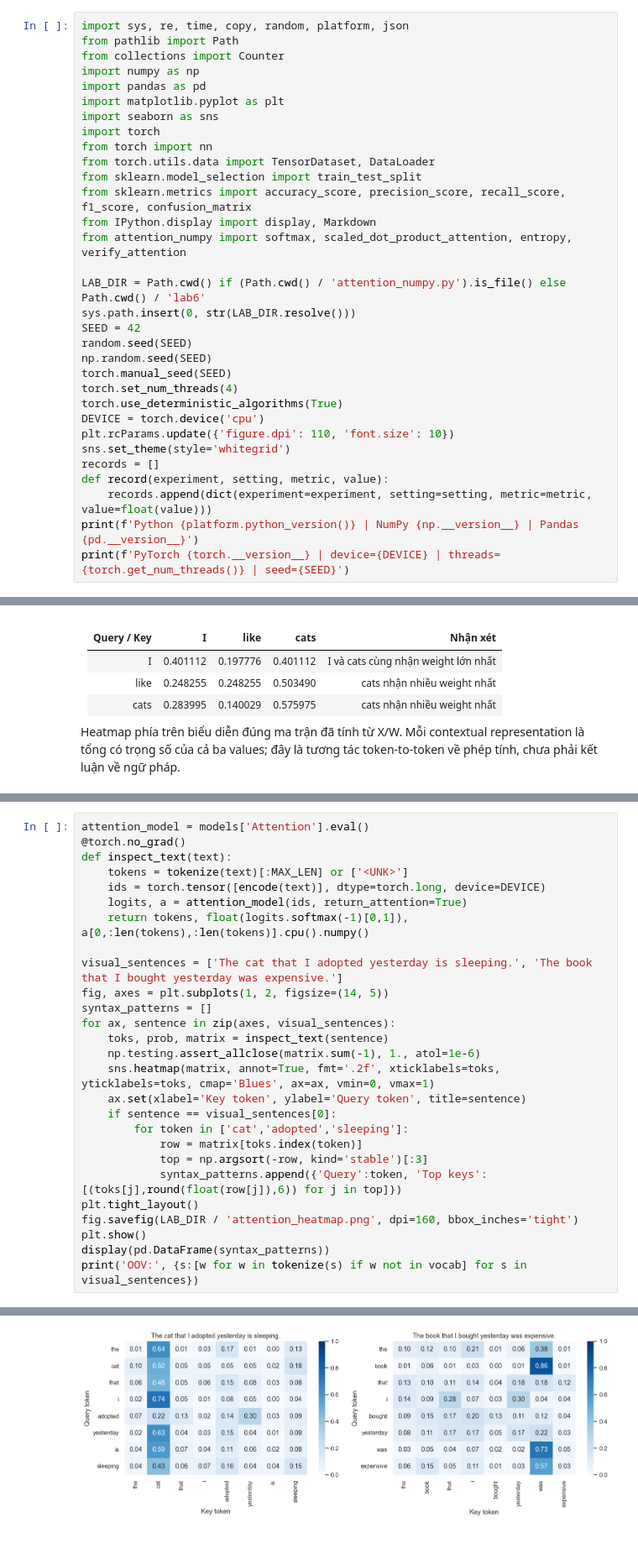
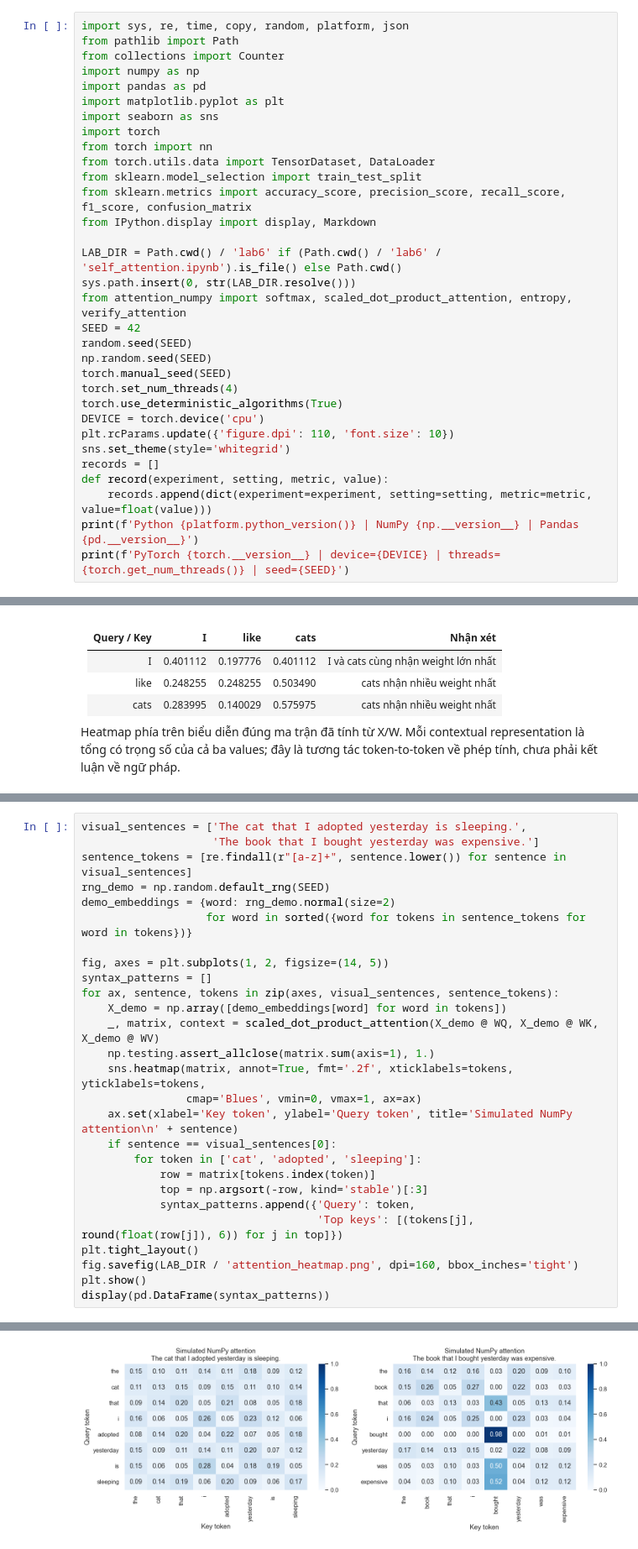
Before and after one commit to jackfruit06/HUS---NLP2026, a Jupyter notebook: lab6/self_attention.ipynb, the cells around one changed output, grey strips where cells are left out. Shown at 84% size. Cells and saved outputs as stored; diff of their text form.

```diff
--- a/lab6/self_attention.ipynb
+++ b/lab6/self_attention.ipynb
@@ -14,10 +14,10 @@ from torch.utils.data import TensorDataset, DataLoader
 from sklearn.model_selection import train_test_split
 from sklearn.metrics import accuracy_score, precision_score, recall_score, f1_score, confusion_matrix
 from IPython.display import display, Markdown
+
+LAB_DIR = Path.cwd() / 'lab6' if (Path.cwd() / 'lab6' / 'self_attention.ipynb').is_file() else Path.cwd()
+sys.path.insert(0, str(LAB_DIR.resolve()))
 from attention_numpy import softmax, scaled_dot_product_attention, entropy, verify_attention
-
-LAB_DIR = Path.cwd() if (Path.cwd() / 'attention_numpy.py').is_file() else Path.cwd() / 'lab6'
-sys.path.insert(0, str(LAB_DIR.resolve()))
 SEED = 42
 random.seed(SEED)
 np.random.seed(SEED)
@@ -250,28 +248,28 @@ Sử dụng **classifier Attention đã train trên IMDb**. Mỗi hàng là quer
 # %%
-attention_model = models['Attention'].eval()
-@torch.no_grad()
-def inspect_text(text):
-    tokens = tokenize(text)[:MAX_LEN] or ['<UNK>']
-    ids = torch.tensor([encode(text)], dtype=torch.long, device=DEVICE)
-    logits, a = attention_model(ids, return_attention=True)
-    return tokens, float(logits.softmax(-1)[0,1]), a[0,:len(tokens),:len(tokens)].cpu().numpy()
+visual_sentences = ['The cat that I adopted yesterday is sleeping.',
+                    'The book that I bought yesterday was expensive.']
+sentence_tokens = [re.findall(r"[a-z]+", sentence.lower()) for sentence in visual_sentences]
+rng_demo = np.random.default_rng(SEED)
+demo_embeddings = {word: rng_demo.normal(size=2)
+                   for word in sorted({word for tokens in sentence_tokens for word in tokens})}
 
-visual_sentences = ['The cat that I adopted yesterday is sleeping.', 'The book that I bought yesterday was expensive.']
 fig, axes = plt.subplots(1, 2, figsize=(14, 5))
 syntax_patterns = []
-for ax, sentence in zip(axes, visual_sentences):
-    toks, prob, matrix = inspect_text(sentence)
-    np.testing.assert_allclose(matrix.sum(-1), 1., atol=1e-6)
-    sns.heatmap(matrix, annot=True, fmt='.2f', xticklabels=toks, yticklabels=toks, cmap='Blues', ax=ax, vmin=0, vmax=1)
-    ax.set(xlabel='Key token', ylabel='Query token', title=sentence)
+for ax, sentence, tokens in zip(axes, visual_sentences, sentence_tokens):
+    X_demo = np.array([demo_embeddings[word] for word in tokens])
+    _, matrix, context = scaled_dot_product_attention(X_demo @ WQ, X_demo @ WK, X_demo @ WV)
+    np.testing.assert_allclose(matrix.sum(axis=1), 1.)
+    sns.heatmap(matrix, annot=True, fmt='.2f', xticklabels=tokens, yticklabels=tokens,
+                cmap='Blues', vmin=0, vmax=1, ax=ax)
+    ax.set(xlabel='Key token', ylabel='Query token', title='Simulated NumPy attention\n' + sentence)
     if sentence == visual_sentences[0]:
-        for token in ['cat','adopted','sleeping']:
-            row = matrix[toks.index(token)]
+        for token in ['cat', 'adopted', 'sleeping']:
+            row = matrix[tokens.index(token)]
             top = np.argsort(-row, kind='stable')[:3]
-            syntax_patterns.append({'Query':token, 'Top keys':[(toks[j],round(float(row[j]),6)) for j in top]})
+            syntax_patterns.append({'Query': token,
+                                    'Top keys': [(tokens[j], round(float(row[j]), 6)) for j in top]})
 plt.tight_layout()
 fig.savefig(LAB_DIR / 'attention_heatmap.png', dpi=160, bbox_inches='tight')
 plt.show()
 display(pd.DataFrame(syntax_patterns))
-print('OOV:', {s:[w for w in tokenize(s) if w not in vocab] for s in visual_sentences})
 # %% [output]
@@ -279,2 +276,2 @@ OOV: {'The cat that I adopted yesterday is sleeping.': [], 'The book that I boug
-[figure, old version]
+[figure, new version]
 |  | Query | Top keys |
```
Also changed, not shown: parts of 37 cells of this notebook, 4 other files.
